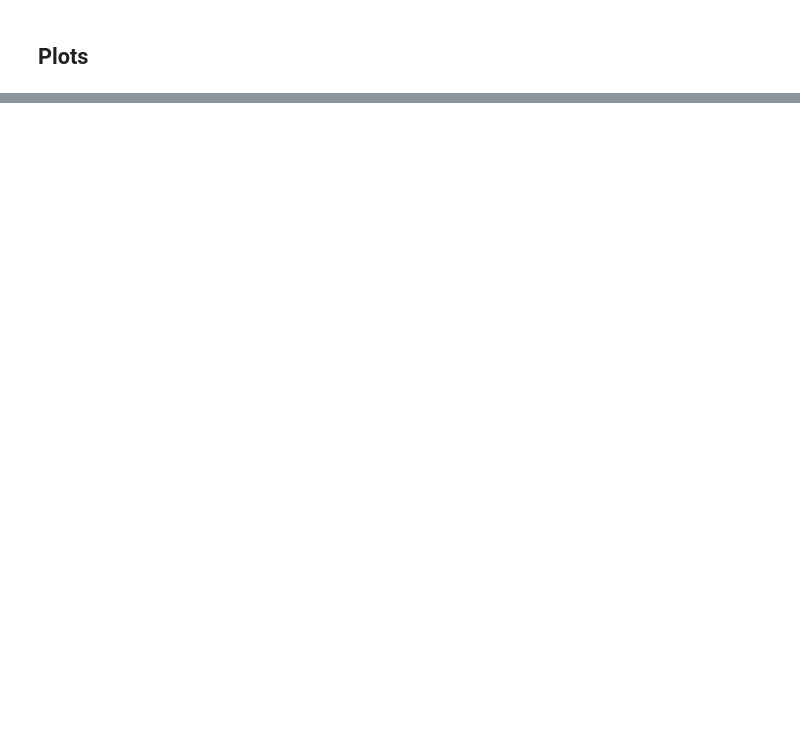
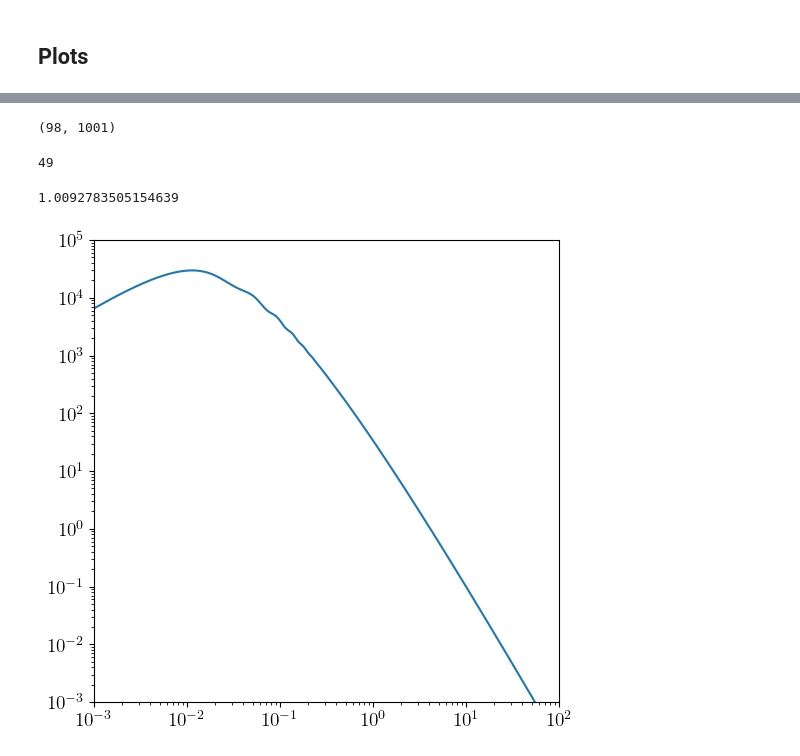
Before and after one commit to crimondino/dmsynch, a Jupyter notebook: power_spectrum.ipynb, the cells around one changed output, grey strips where cells are left out. Cells and saved outputs as stored; diff of their text form; code cells hidden in the pictures; blank space fills up the shorter version.

```diff
--- a/power_spectrum.ipynb
+++ b/power_spectrum.ipynb
@@ -30,7 +30,7 @@ from utils.power_spectrum_tools import *
 # Construct the Halo Model using hmvec
 # Redshift, mass, and wavenumbers ranges
 zMin, zMax, nZs = 0.005, 1.9, 98   #0.005, 1.9, 100
-mMin, mMax, nMs = 1.e10, 1.e16, 102 #1e10, 1e17, 100
+mMin, mMax, nMs = 1.e8, 1.e16, 102 #1e10, 1e17, 100
 kMin, kMax, nKs = 1.e-4, 1.e3, 1001
 ms  = np.geomspace(mMin, mMax, nMs)
 zs  = np.linspace(zMin, zMax, nZs)
@@ -398,0 +488,22 @@ Text(1500, 0.05, '$B = 0.1\\ \\mu$B (dashed)')
+# %%
+PzkLin.shape
+# %% [output]
+(98, 1001)
+# %%
+np.argmin(np.abs(zs-1))
+# %% [output]
+49
+# %%
+zs[49]
+# %% [output]
+1.0092783505154639
+# %%
+# Plot power spectra in the radio
+fig, ax = plt.subplots(1, 1, figsize=(6, 6))
+
+ax.plot(ks, PzkLin[49, :])
+ax.set_xscale('log'); ax.set_yscale('log')
+ax.set_xlim(1e-3, 1e2); ax.set_ylim(1e-3, 1e5)
+ax.minorticks_on()
+# %% [output]
+[figure, added]
```
Also changed, not shown: parts of 17 cells of this notebook, 3 other files.
